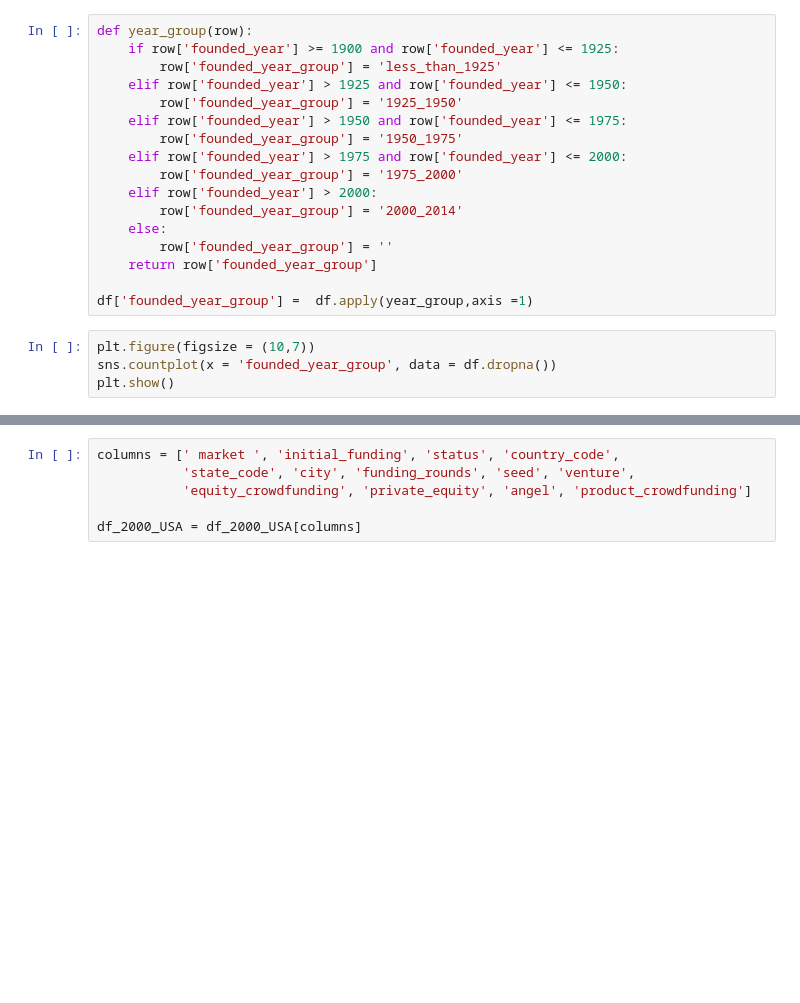
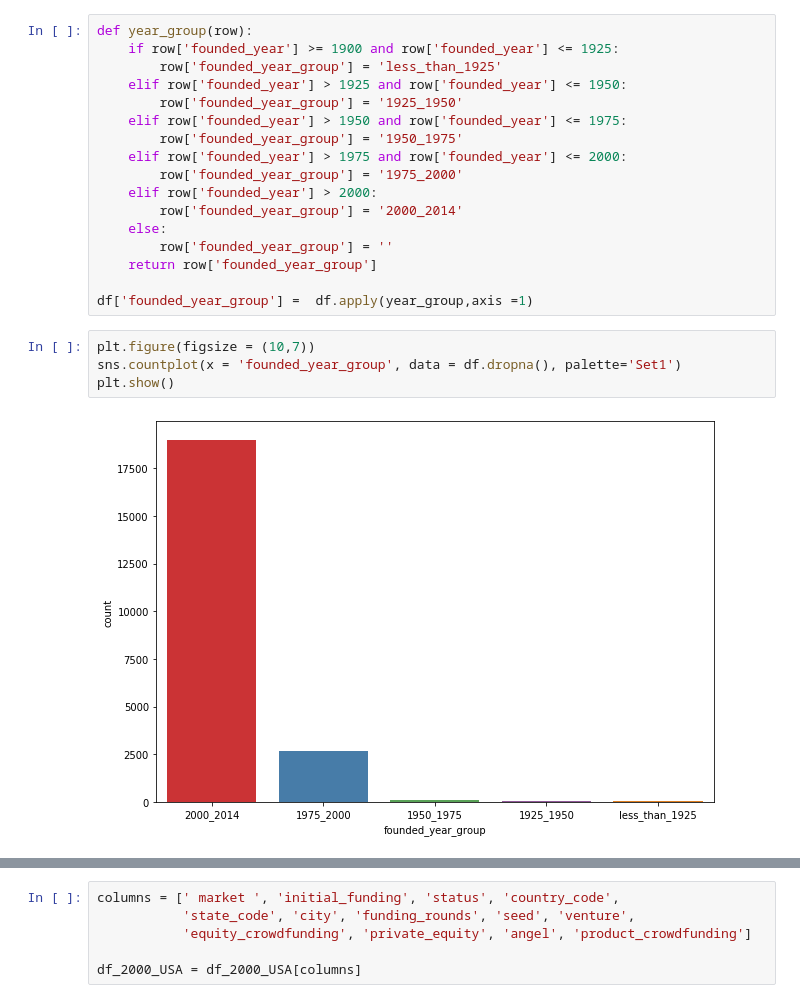
Before and after one commit to photostachio/Unit2_Build_Startups, a Jupyter notebook: Startups_Build_Week_Unit_2.ipynb, the cells around one changed output, grey strips where cells are left out. Saved outputs shown, nothing was run; the diff lists cells and outputs as text; blank space fills up the shorter version.

```diff
--- a/Startups_Build_Week_Unit_2.ipynb
+++ b/Startups_Build_Week_Unit_2.ipynb
@@ -68,8 +141,10 @@ def year_group(row):
 df['founded_year_group'] =  df.apply(year_group,axis =1)
 # %%
 plt.figure(figsize = (10,7))
-sns.countplot(x = 'founded_year_group', data = df.dropna())
+sns.countplot(x = 'founded_year_group', data = df.dropna(), palette='Set1')
 plt.show()
+# %% [output]
+[figure, added]
 # %%
 df_2000 = df[df['founded_year'] >= 2000]
 df_2000['founded_year'] = df_2000['founded_year'].astype(int)
```
Also changed, not shown: parts of 24 cells of this notebook.
